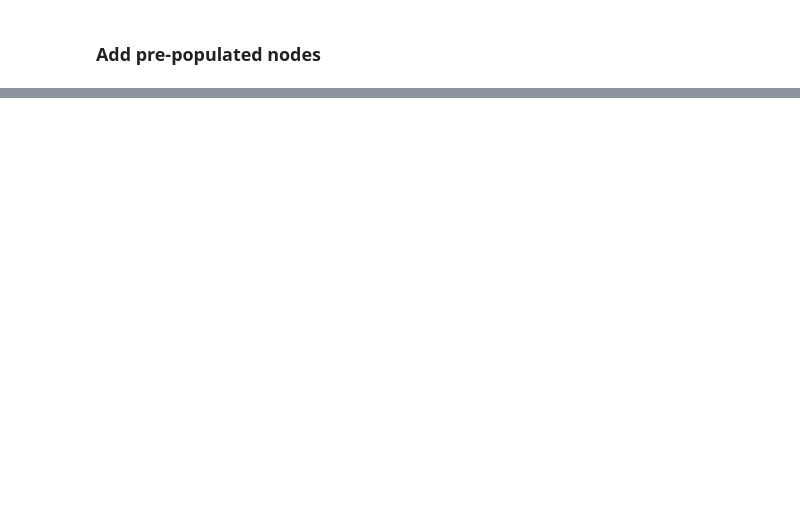
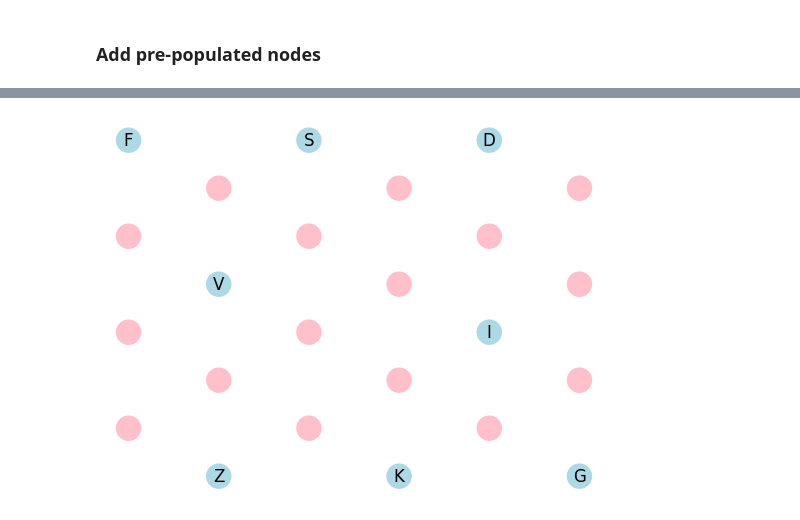
Before and after one commit to simonharris/hexalex.py, a Jupyter notebook: hexalex1911.ipynb, the cells around one changed output, grey strips where cells are left out. Cells and saved outputs as stored; diff of their text form; code cells hidden in the pictures; blank space fills up the shorter version.

```diff
--- a/hexalex1911.ipynb
+++ b/hexalex1911.ipynb
@@ -73,0 +135,7 @@ plt.show()
+# %%
+nx.draw_networkx_nodes(H, pos, node_color=node_colors)
+nx.draw_networkx_labels(H, pos, labels=node_labels)
+plt.axis('off')
+plt.show()
+# %% [output]
+[figure, added]
```
Also changed, not shown: parts of 8 cells of this notebook.
